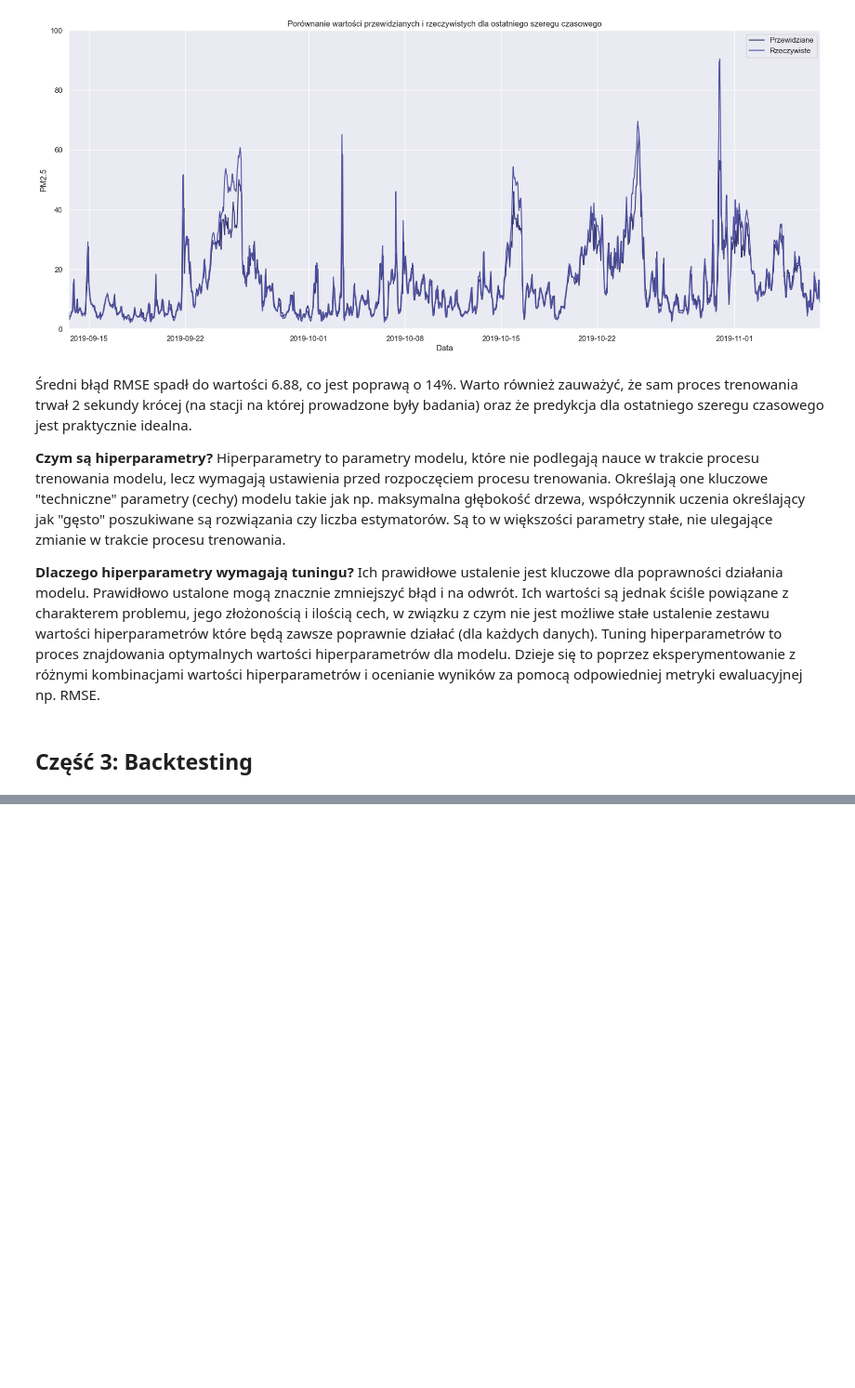
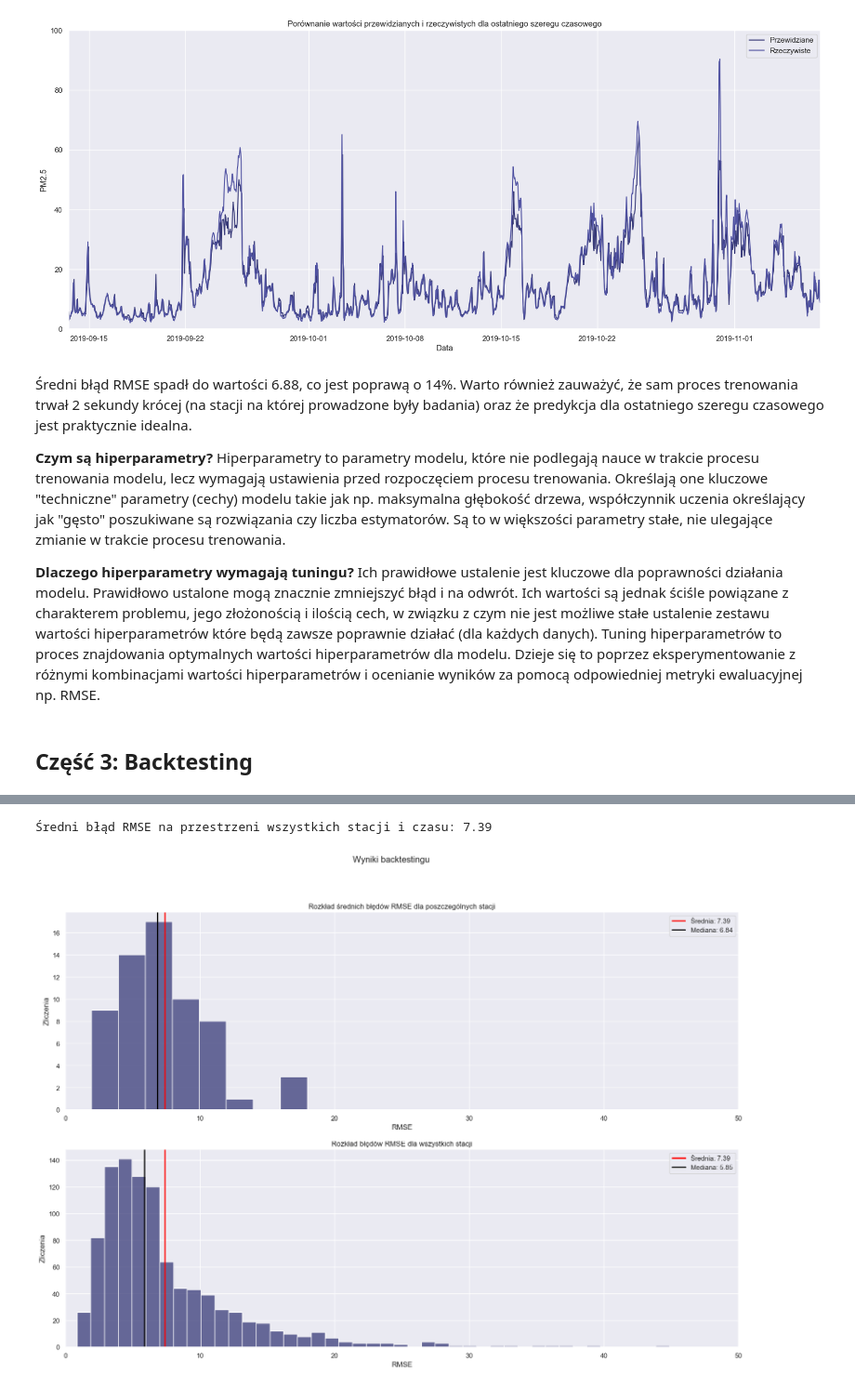
Before and after one commit to Drateffka/PUM, a Jupyter notebook: TimeSeries_project[2]/project.ipynb, the cells around one changed output, grey strips where cells are left out. Shown at 93% size. Cells and saved outputs as stored; diff of their text form; code cells hidden in the pictures; blank space fills up the shorter version.

```diff
--- a/TimeSeries_project[2]/project.ipynb
+++ b/TimeSeries_project[2]/project.ipynb
@@ -852,6 +856,7 @@ df_encoded.head()
 train_list = []
 val_list = []
 test_list = []
+alldata_list = []  # Do backtestingu później
 
 grouped = df_encoded.groupby("station_code")
 
@@ -862,6 +867,7 @@ for station_code, group_df in grouped:
     train_list.append(train_df)
     val_list.append(val_df)
     test_list.append(test_df)
+    alldata_list.append(group_df)
 
 # Wykres testowo żeby sprawdzić podział
 fig, ax = plt.subplots(1, 1, figsize=(20, 8))
@@ -1038,0 +1062,69 @@ Ich prawidłowe ustalenie jest kluczowe dla poprawności działania modelu. Praw
+# %%
+cv = GapRollForward(min_train_size=24 * 7, gap_size=0, max_test_size=24 * 3)
+
+station_scores = []
+station_scores_means = []
+
+for df in test_list:
+    X = df.drop(["PM25"], axis=1).set_index("date")
+    y = df.set_index("date")["PM25"]
+
+    scores = cross_val_score(model, X, y, cv=cv, scoring="neg_root_mean_squared_error")
+
+    station_scores.append(scores)
+    station_scores_means.append(np.mean(scores))
+
+station_scores = np.abs(station_scores)
+station_scores_means = np.abs(station_scores_means)
+
+print(
+    f"Średni błąd RMSE na przestrzeni wszystkich stacji i czasu: {round(np.mean(station_scores_means), 2)}"
+)
+# %% [output]
+Średni błąd RMSE na przestrzeni wszystkich stacji i czasu: 7.39
+# %%
+fig, axes = plt.subplots(2, 1, figsize=(20, 13))
+
+sns.histplot(station_scores_means, ax=axes[0])
+axes[0].axvline(station_scores_means.mean(), color="red", lw=2)
+axes[0].axvline(np.median(station_scores_means), color="black", lw=2)
+
+sns.histplot(station_scores.flatten(), ax=axes[1])
+axes[1].axvline(station_scores.flatten().mean(), color="red", lw=2)
+axes[1].axvline(np.median(station_scores.flatten()), color="black", lw=2)
+
+axes[0].set(
+    xlim=[0, 50],
+    xlabel="RMSE",
+    ylabel="Zliczenia",
+    title="Rozkład średnich błędów RMSE dla poszczególnych stacji",
+)
+
+
+axes[0].legend(
+    [
+        f"Średnia: {round(station_scores_means.mean(),2)}",
+        f"Mediana: {round(np.median(station_scores_means),2)}",
+    ]
+)
+
+axes[1].set(
+    xlim=[0, 50],
+    xlabel="RMSE",
+    ylabel="Zliczenia",
+    title="Rozkład błędów RMSE dla wszystkich stacji",
+)
+
+
+axes[1].legend(
+    [
+        f"Średnia: {round(station_scores.flatten().mean(),2)}",
+        f"Mediana: {round(np.median(station_scores.flatten()),2)}",
+    ]
+)
+
+fig.suptitle("Wyniki backtestingu")
+
+plt.show()
+# %% [output]
+[figure, added]
```
Also changed, not shown: parts of 12 cells of this notebook, 1 other file.
